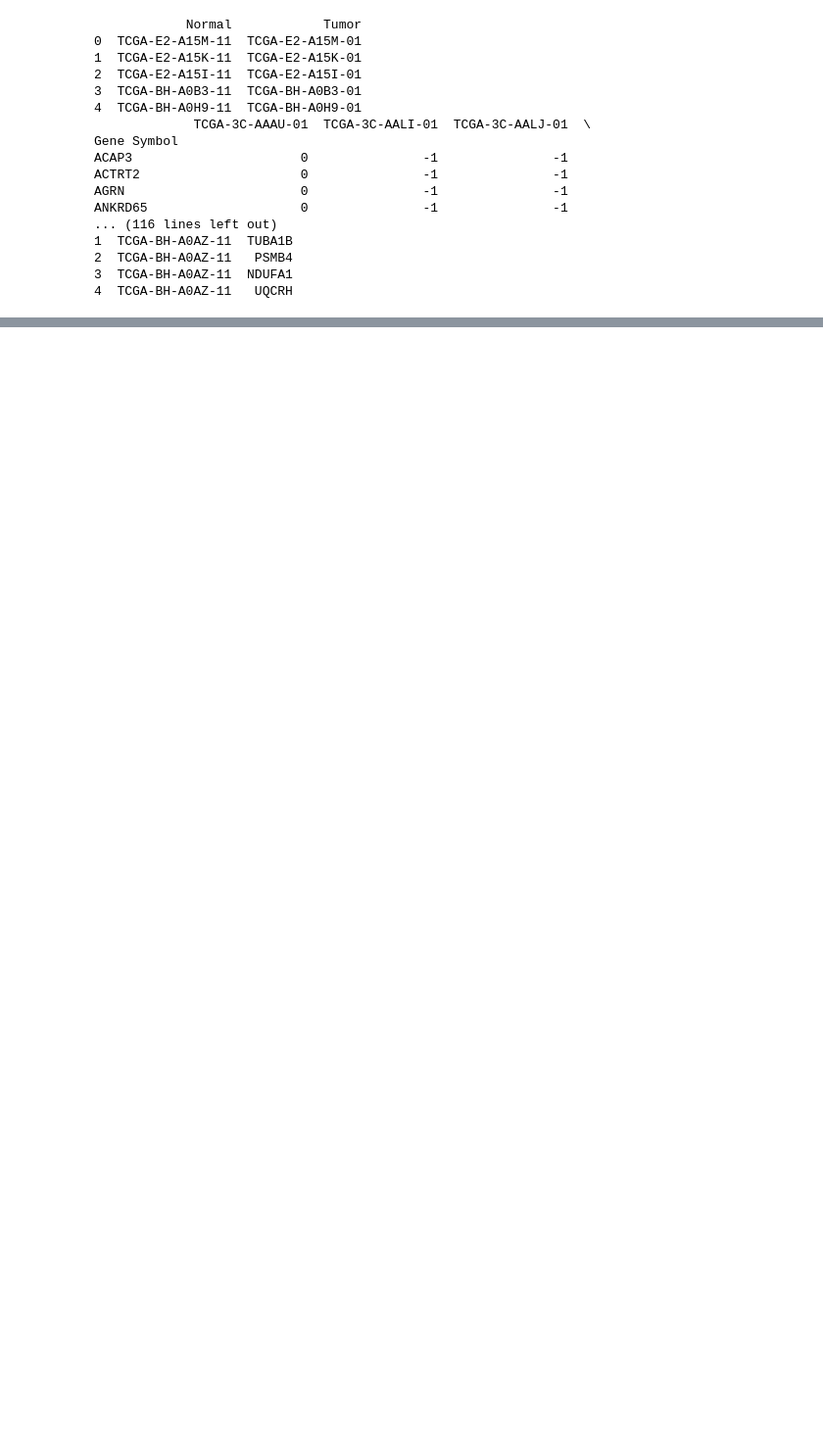
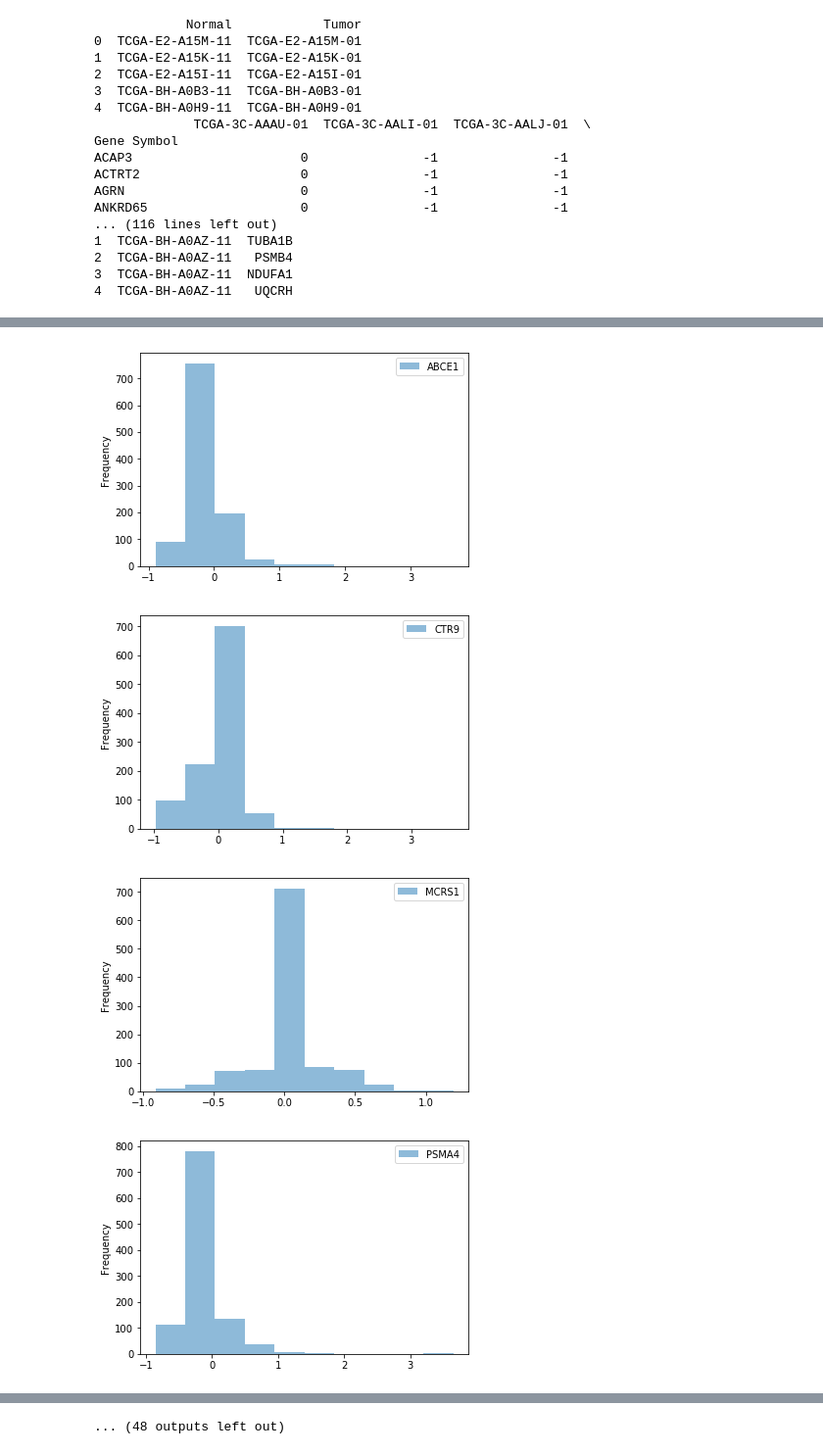
Before and after one commit to Wangmoaza/cnv_analysis, a Jupyter notebook: cnv_essential.ipynb, the cells around one changed output, grey strips where cells are left out. Shown at 98% size. Cells and saved outputs as stored; diff of their text form; code cells hidden in the pictures; blank space fills up the shorter version.

Commit message:
breast cyclos

```diff
--- a/cnv_essential.ipynb
+++ b/cnv_essential.ipynb
@@ -284,0 +171,17 @@ plt.show()
+# %%
+cyclops_all = cnv_val_df.loc[list(cyclops), :].transpose()
+ls = []
+for i in cyclops_all.columns:
+    #flag = 1.5 * cyclops_all[i][cyclops_all[i].values > 0].values.shape[0] < cyclops_all[i][cyclops_all[i].values < 0].values.shape[0]
+    #flag = flag and (cyclops_all[i][cyclops_all[i].values < 0].values.shape[0] > cyclops_all[i][cyclops_all[i].values == 0].values.shape[0])
+    flag = cyclops_all[i][cyclops_all[i].values < 0].values.shape[0] > cyclops_all[i][cyclops_all[i].values > 0].values.shape[0]
+    if flag:
+        plt.figure()
+        cyclops_all[i].plot.hist(legend=True, alpha=0.5)
+        plt.show()
+        ls.append(i)
+# %% [output]
+[figure, added]
+[figure, added]
+[figure, added]
+[figure, added]
@@ -284,0 +196 @@ plt.show()
+... (48 outputs left out)
```
Also changed, not shown: parts of 16 cells of this notebook, 3 other files.
